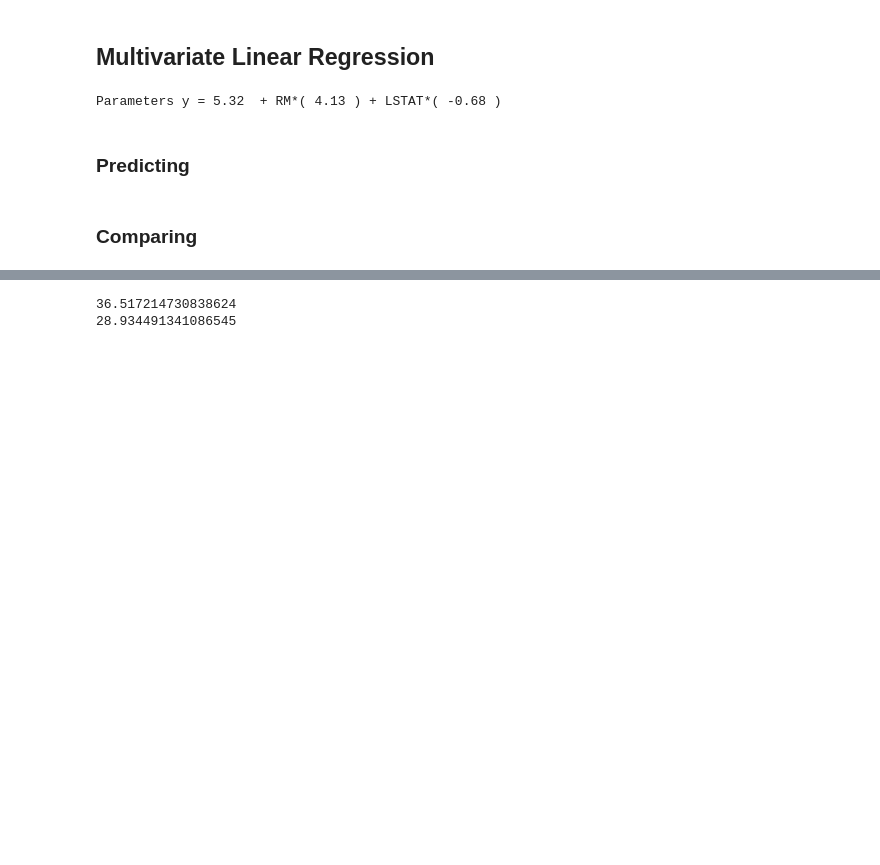
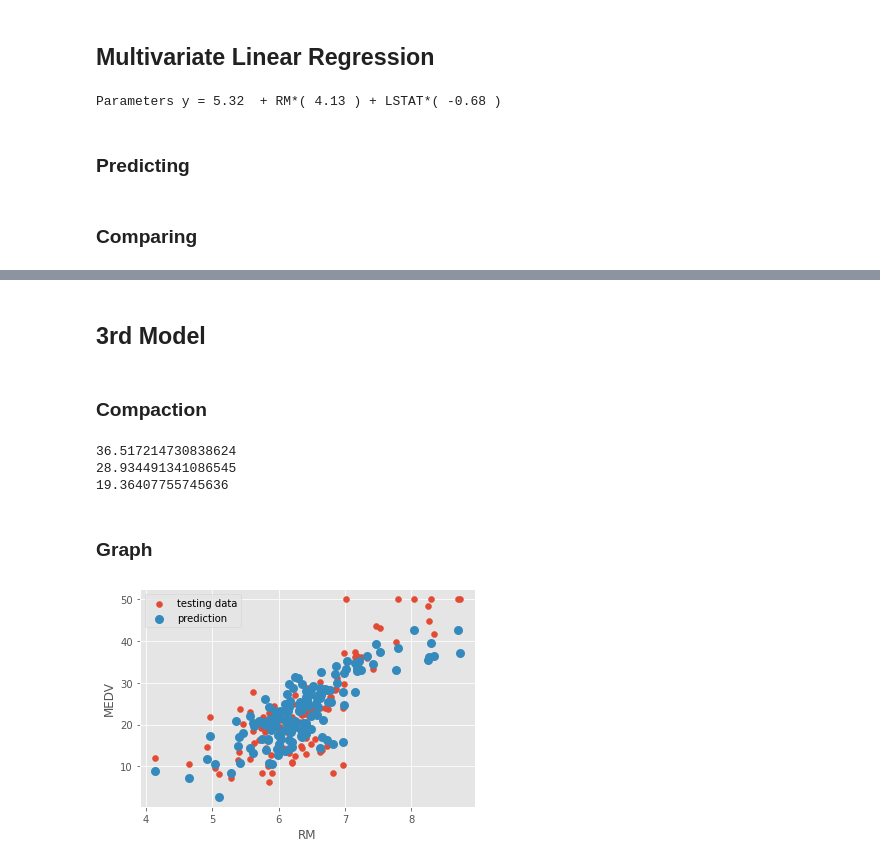
Before and after one commit to mvopalka/SoloLearnDataScienceModule, a Jupyter notebook: DataScience_LinearRegression.ipynb, the cells around one changed output, grey strips where cells are left out. Drawn from its saved outputs; the diff is of its cells as text; code cells hidden in the pictures; blank space fills up the shorter version.

```diff
--- a/DataScience_LinearRegression.ipynb
+++ b/DataScience_LinearRegression.ipynb
@@ -249,6 +261,29 @@ Y_test_predicted2 = model2.predict(X2_test)
+# %% [markdown]
+## 3rd Model
+# %%
+model3 = LinearRegression()
+X3 = boston[['CRIM', 'ZN', 'INDUS', 'CHAS', 'RM', 'AGE', 'DIS', 'RAD', 'TAX', 'PTRATIO', 'B', 'LSTAT']]
+X3_train, X3_test, Y_train, Y_test = train_test_split(X3, Y, test_size = 0.3, random_state=1)
+model3.fit(X3_train, Y_train)
+Y_test_predicted3 = model3.predict(X3_test)
+# %% [markdown]
+### Compaction
 # %%
 print(mean_squared_error(Y_test, Y_test_predicted))
 print(mean_squared_error(Y_test, Y_test_predicted2))
+print(mean_squared_error(Y_test, Y_test_predicted3))
 # %% [output]
 36.517214730838624
 28.934491341086545
+19.36407755745636
+# %% [markdown]
+### Graph
+# %%
+plt.scatter(X_test, Y_test, label='testing data')
+plt.scatter(X_test, Y_test_predicted3, label='prediction', linewidth=3)
+plt.xlabel('RM')
+plt.ylabel('MEDV')
+plt.legend(loc='upper left')
+plt.show()
+# %% [output]
+[figure, added]
```
Also changed, not shown: parts of 5 cells of this notebook, 2 other files.
